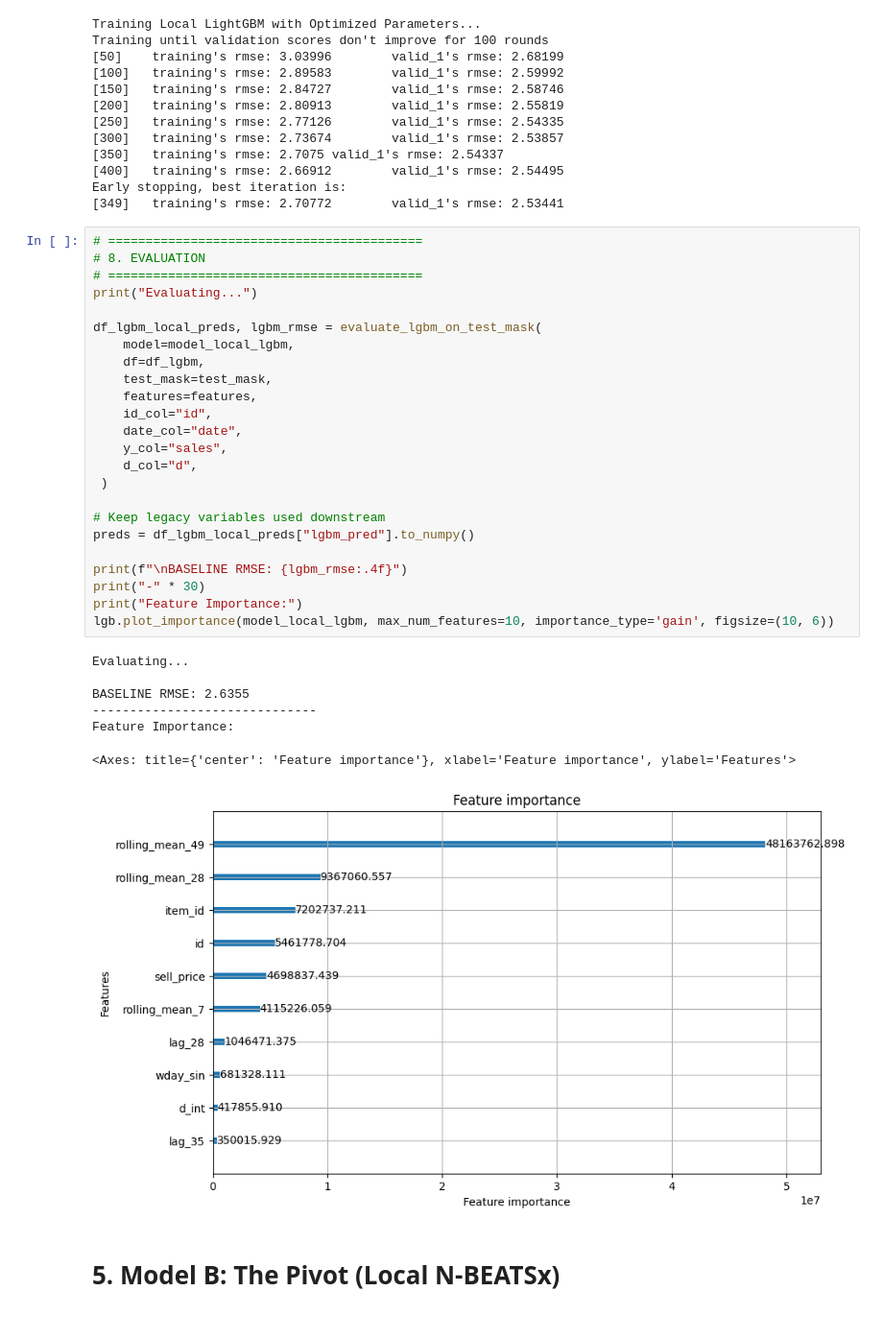
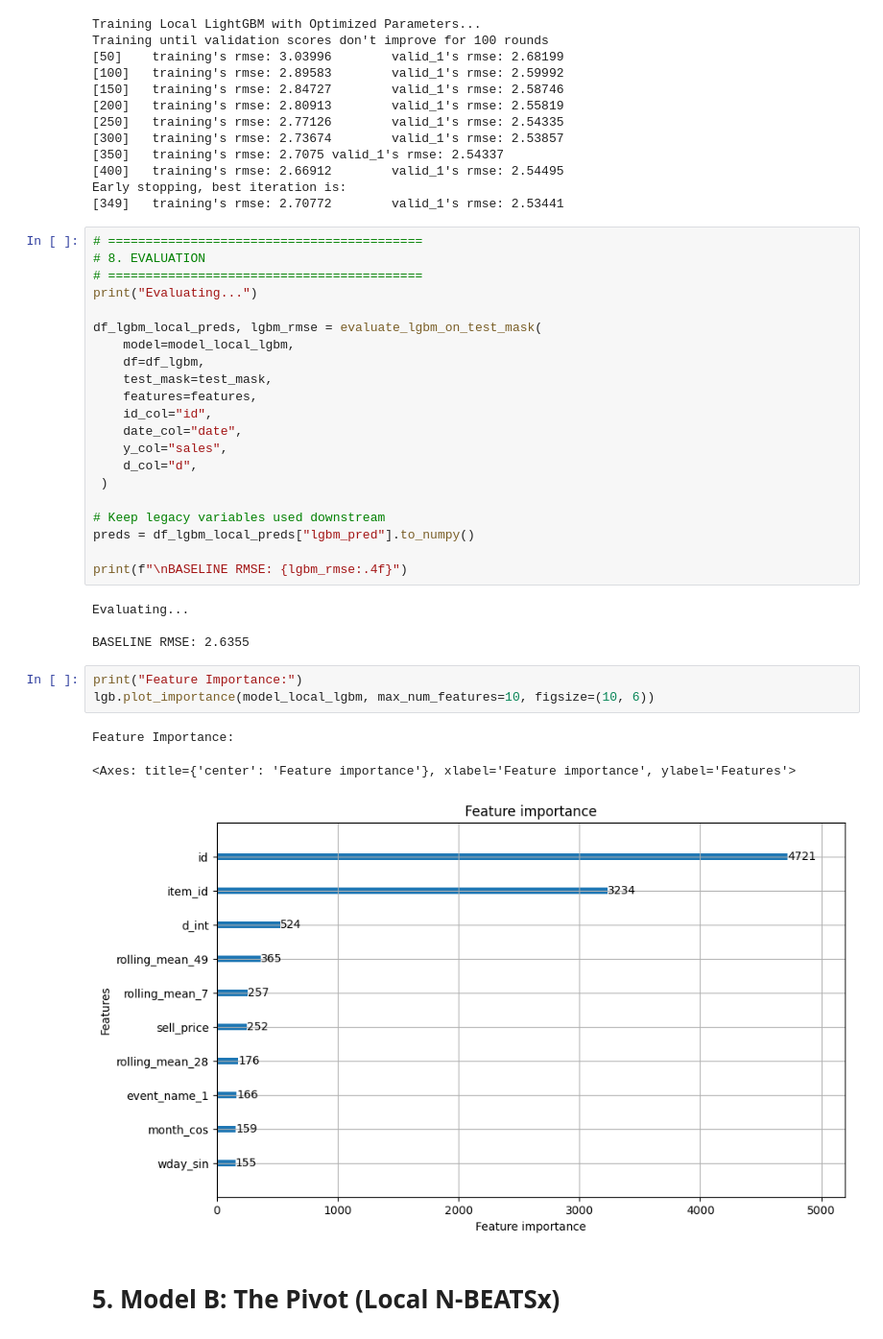
Before and after one commit to Zak-Las/Walmart-Demand-Forcasting, a Jupyter notebook: Notebooks/01_local_dynamics.ipynb, the cells around one changed output. Shown at 96% size. Drawn from its saved outputs; the diff is of its cells as text.

```diff
--- a/Notebooks/01_local_dynamics.ipynb
+++ b/Notebooks/01_local_dynamics.ipynb
@@ -332,17 +332,17 @@ df_lgbm_local_preds, lgbm_rmse = evaluate_lgbm_on_test_mask(
 preds = df_lgbm_local_preds["lgbm_pred"].to_numpy()
 
 print(f"\nBASELINE RMSE: {lgbm_rmse:.4f}")
-print("-" * 30)
-print("Feature Importance:")
-lgb.plot_importance(model_local_lgbm, max_num_features=10, importance_type='gain', figsize=(10, 6))
 # %% [output]
 Evaluating...
 
 BASELINE RMSE: 2.6355
-------------------------------
-Feature Importance:
-<Axes: title={'center': 'Feature importance'}, xlabel='Feature importance', ylabel='Features'>
-[figure, removed]
+# %%
+print("Feature Importance:")
+lgb.plot_importance(model_local_lgbm, max_num_features=10, figsize=(10, 6))
+# %% [output]
+Feature Importance:
+<Axes: title={'center': 'Feature importance'}, xlabel='Feature importance', ylabel='Features'>
+[figure, added]
 # %% [markdown]
 # __5. Model B: The Pivot (Local N-BEATSx)__
 # %%
```
Also changed, not shown: 1 other file.
